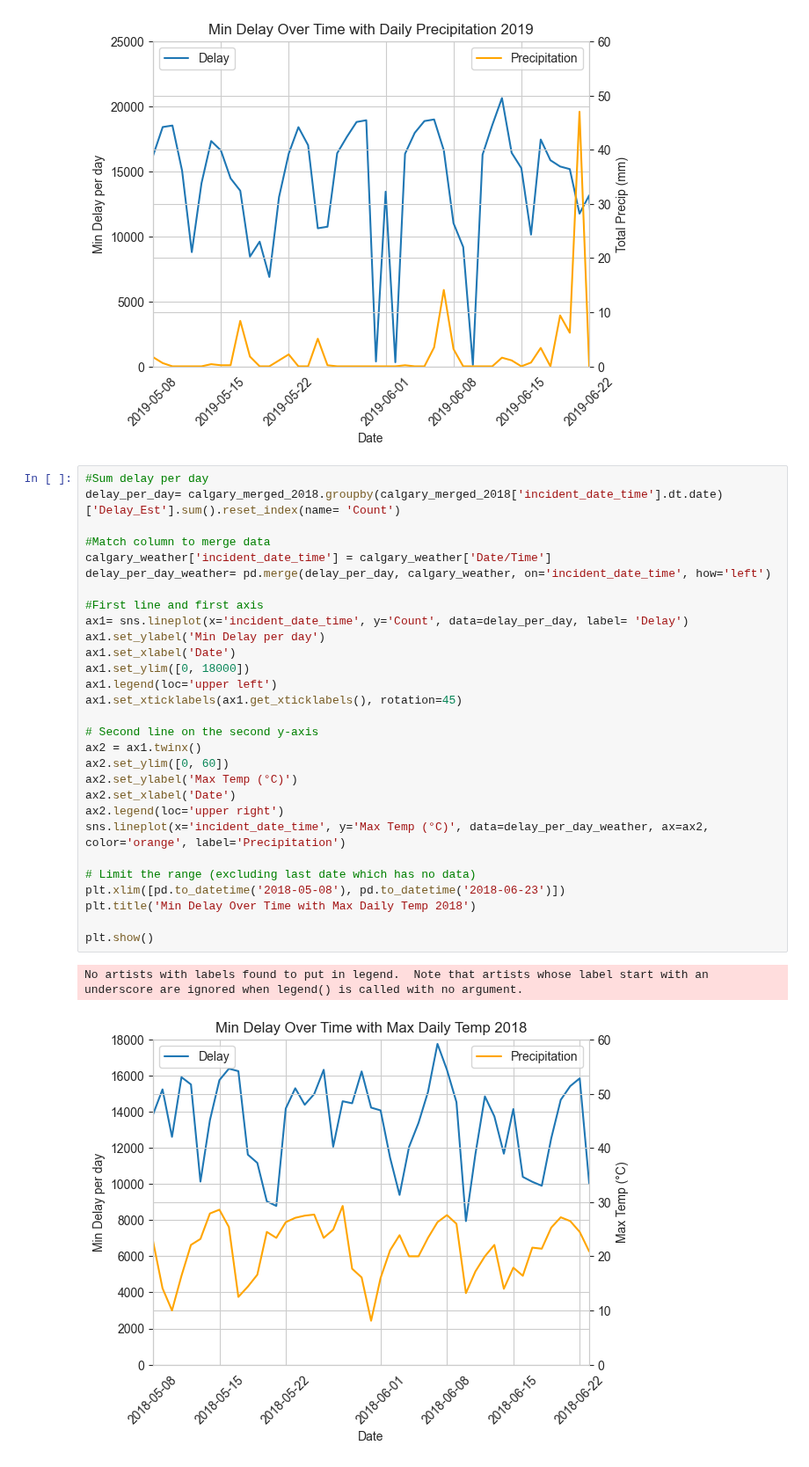
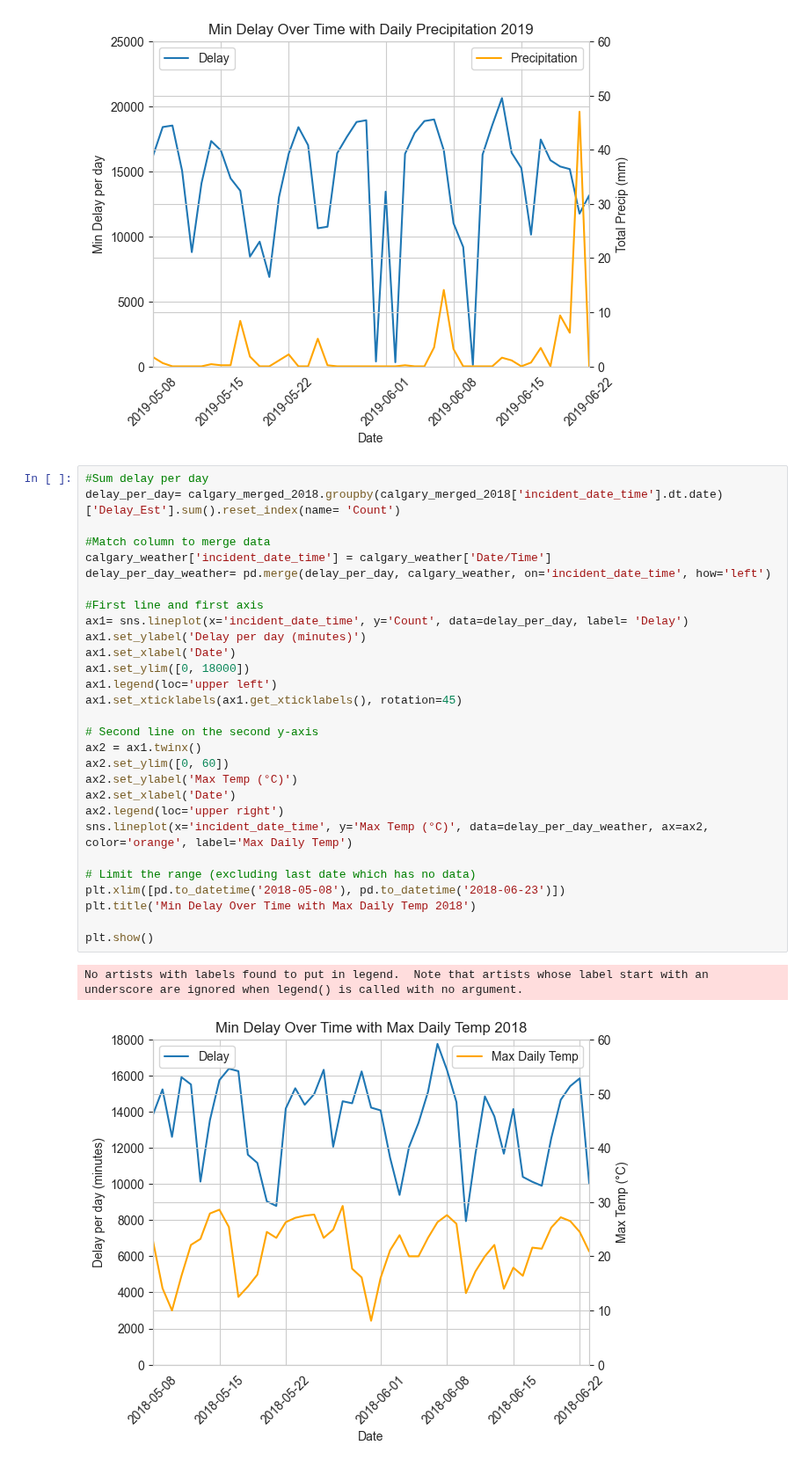
Before and after one commit to katherinewest/CME538_2023, a Jupyter notebook: Calgary_EDA.ipynb, the cells around one changed output. Shown at 88% size. Saved outputs shown, nothing was run; the diff lists cells and outputs as text.

Commit message:
Adding Calgary Exploratory data analysis.

```diff
--- a/Calgary_EDA.ipynb
+++ b/Calgary_EDA.ipynb
@@ -292,35 +296,35 @@ No artists with labels found to put in legend.  Note that artists whose label st
 # %%
 #Sum delay per day
 delay_per_day= calgary_merged_2018.groupby(calgary_merged_2018['incident_date_time'].dt.date)['Delay_Est'].sum().reset_index(name= 'Count')
 
 #Match column to merge data
 calgary_weather['incident_date_time'] = calgary_weather['Date/Time']
 delay_per_day_weather= pd.merge(delay_per_day, calgary_weather, on='incident_date_time', how='left')
 
 #First line and first axis
 ax1= sns.lineplot(x='incident_date_time', y='Count', data=delay_per_day, label= 'Delay')
-ax1.set_ylabel('Min Delay per day')
+ax1.set_ylabel('Delay per day (minutes)')
 ax1.set_xlabel('Date')
 ax1.set_ylim([0, 18000])
 ax1.legend(loc='upper left')
 ax1.set_xticklabels(ax1.get_xticklabels(), rotation=45)
 
 # Second line on the second y-axis
 ax2 = ax1.twinx()
 ax2.set_ylim([0, 60])
 ax2.set_ylabel('Max Temp (°C)')
 ax2.set_xlabel('Date')
 ax2.legend(loc='upper right')
-sns.lineplot(x='incident_date_time', y='Max Temp (°C)', data=delay_per_day_weather, ax=ax2, color='orange', label='Precipitation')
+sns.lineplot(x='incident_date_time', y='Max Temp (°C)', data=delay_per_day_weather, ax=ax2, color='orange', label='Max Daily Temp')
 
 # Limit the range (excluding last date which has no data)
 plt.xlim([pd.to_datetime('2018-05-08'), pd.to_datetime('2018-06-23')])
 plt.title('Min Delay Over Time with Max Daily Temp 2018')
 
 plt.show()
 # %% [output]
 No artists with labels found to put in legend.  Note that artists whose label start with an underscore are ignored when legend() is called with no argument.
-[figure, old version]
+[figure, new version]
 # %%
 #Sum delay per day
 delay_per_day= calgary_merged_2019.groupby(calgary_merged_2019['incident_date_time'].dt.date)['Delay_Est'].sum().reset_index(name= 'Count')
```
Also changed, not shown: parts of 3 cells of this notebook.
